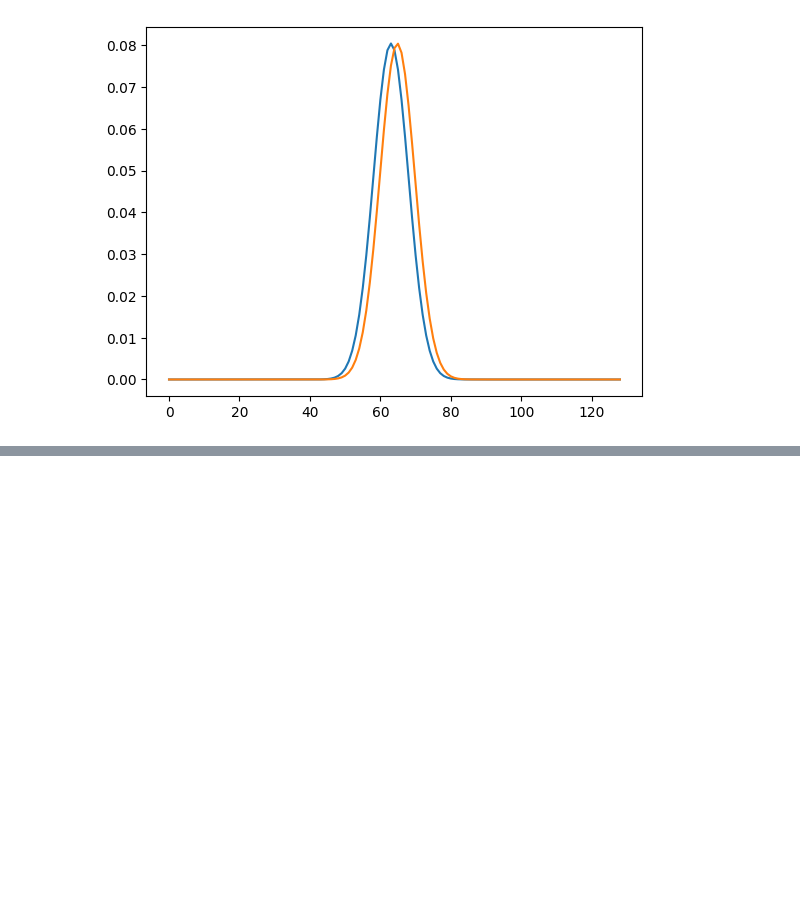
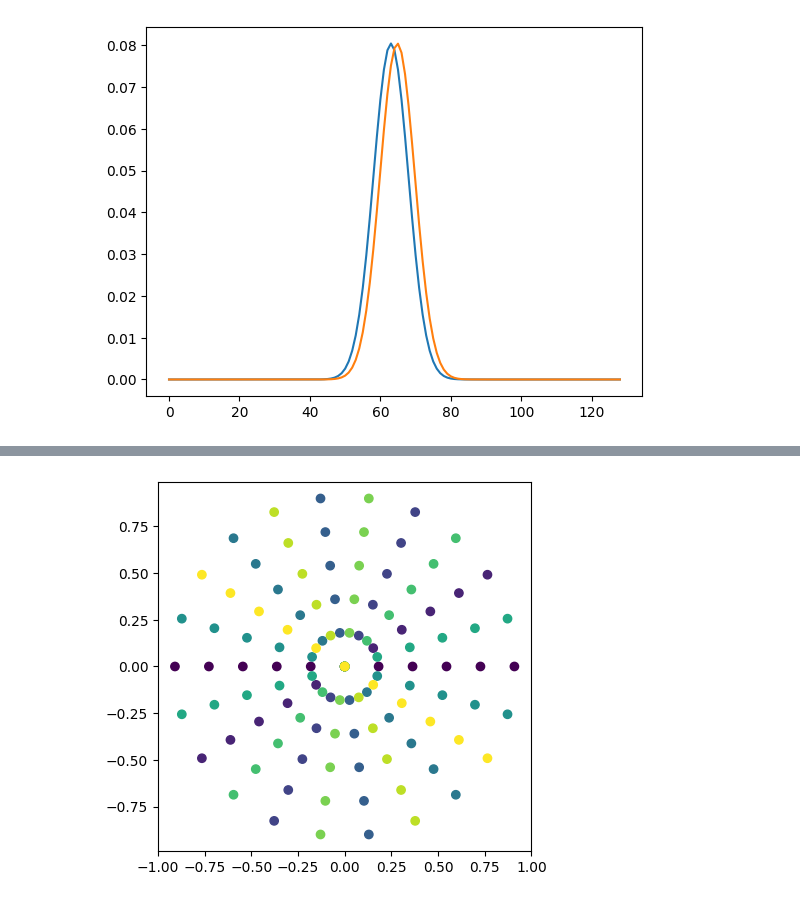
Before and after one commit to EricVerbeke/fast_image_alignment_ot, a Jupyter notebook: Testing.ipynb, the cells around one changed output, grey strips where cells are left out. Saved outputs shown, nothing was run; the diff lists cells and outputs as text; code cells hidden in the pictures; blank space fills up the shorter version.

```diff
--- a/Testing.ipynb
+++ b/Testing.ipynb
@@ -106,0 +229,29 @@ plt.show()
+# %%
+L = 11
+image = np.zeros((L,L))
+
+if L % 2 == 0:
+    points = np.linspace(-1, 1, L, endpoint=False)
+else:
+    points = np.linspace(-(1 - (1/L)), 1 - (1/L), L, endpoint=True)
+
+thetas = np.linspace(0, 2*np.pi, L, endpoint=False)
+
+xis = []
+
+for t in thetas:
+    for p in points:
+        x = p * np.cos(t)
+        y = p * np.sin(t)
+
+        xis.append([x, y])
+
+xis = np.array(xis)
+
+colors = np.array([idx for idx in range(len(points)) for _ in range(len(thetas))])  # colors correspond to the same slice
+
+fig, ax = plt.subplots()
+plt.scatter(xis[:, 0], xis[:, 1], c=colors)
+ax.set_aspect('equal')
+# %% [output]
+[figure, added]
```
Also changed, not shown: parts of 10 cells of this notebook.
